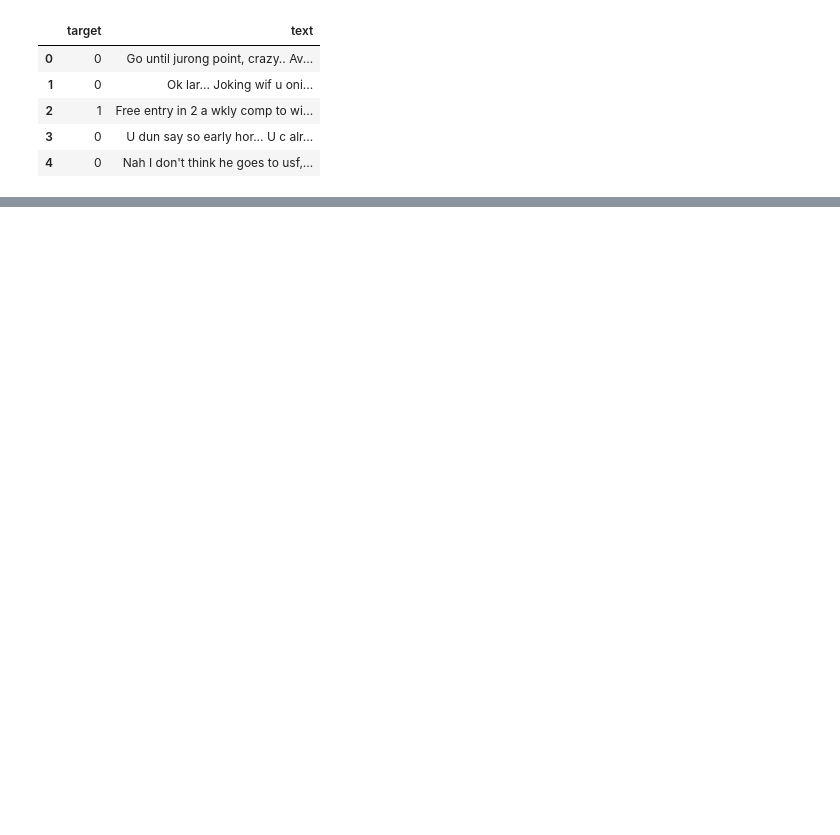
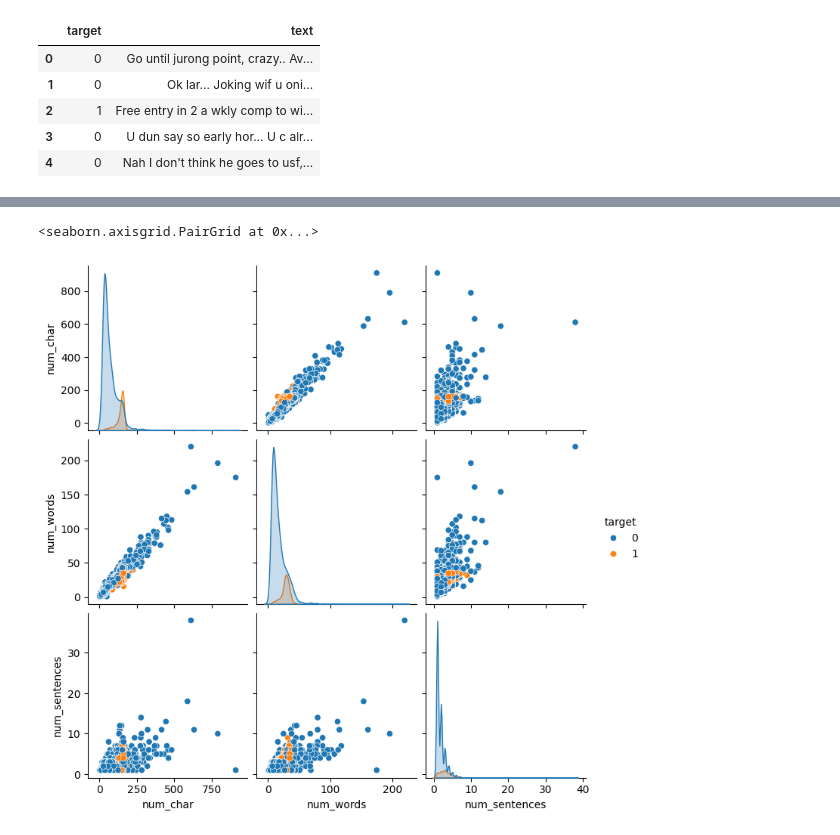
Before and after one commit to Ishrak-Saleh/spam-detection-nlp, a Jupyter notebook: spam_detection.ipynb, the cells around one changed output, grey strips where cells are left out. Cells and saved outputs as stored; diff of their text form; code cells hidden in the pictures; blank space fills up the shorter version.

```diff
--- a/spam_detection.ipynb
+++ b/spam_detection.ipynb
@@ -83,0 +166,6 @@ dtype: int64
+# %%
+#Advanced visualization for graphical view
+sns.pairplot(df, hue='target')
+# %% [output]
+<seaborn.axisgrid.PairGrid at 0x...>
+[figure, added]
```
Also changed, not shown: parts of 21 cells of this notebook.
